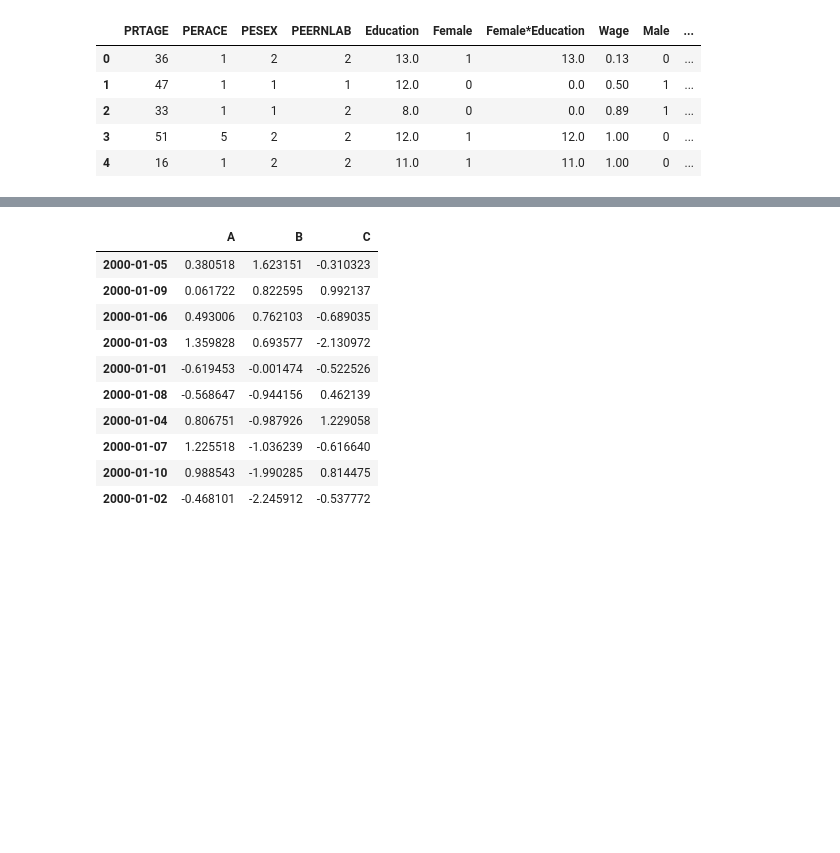
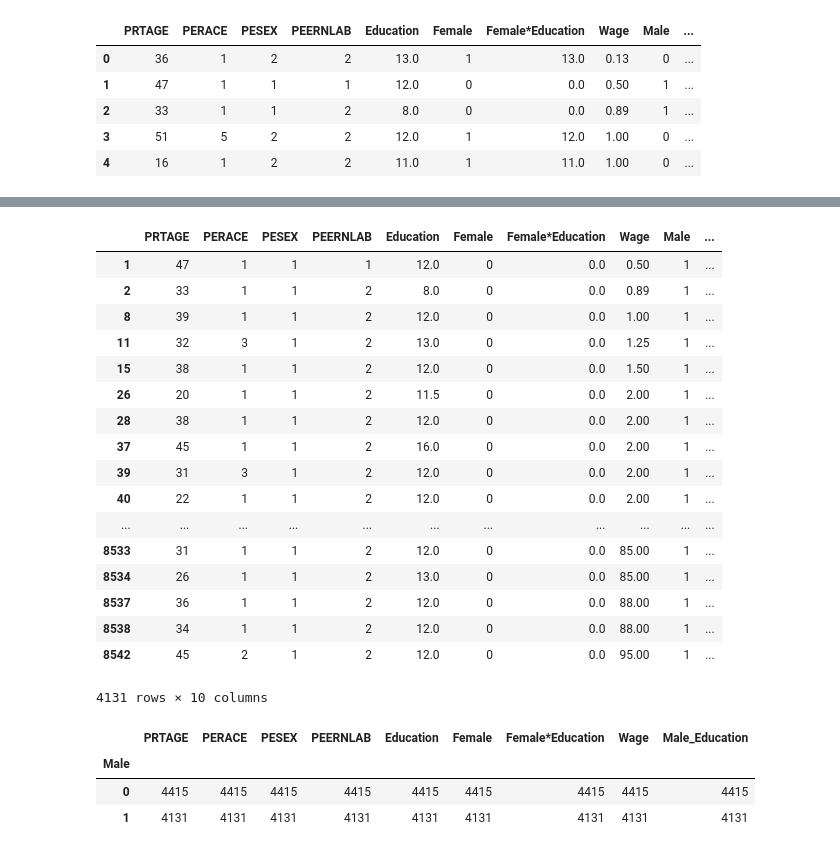
Before and after one commit to lilly-saikat/python_learning, a Jupyter notebook: Analytics Vidya - Using Panda.ipynb, the cells around one changed output, grey strips where cells are left out. Saved outputs shown, nothing was run; the diff lists cells and outputs as text; code cells hidden in the pictures; blank space fills up the shorter version.

```diff
--- a/Analytics Vidya - Using Panda.ipynb
+++ b/Analytics Vidya - Using Panda.ipynb
@@ -199,15 +243,31 @@ DF[:5].T
-# %%
-#Sorting a data
-DF.sort_values(by = ['B','C'], ascending = False)
-# %% [output]
-|  | A | B | C |
-| 2000-01-05 | 0.380518 | 1.623151 | -0.310323 |
-| 2000-01-09 | 0.061722 | 0.822595 | 0.992137 |
-| 2000-01-06 | 0.493006 | 0.762103 | -0.689035 |
-| 2000-01-03 | 1.359828 | 0.693577 | -2.130972 |
-| 2000-01-01 | -0.619453 | -0.001474 | -0.522526 |
-| 2000-01-08 | -0.568647 | -0.944156 | 0.462139 |
-| 2000-01-04 | 0.806751 | -0.987926 | 1.229058 |
-| 2000-01-07 | 1.225518 | -1.036239 | -0.616640 |
-| 2000-01-10 | 0.988543 | -1.990285 | 0.814475 |
-| 2000-01-02 | -0.468101 | -2.245912 | -0.537772 |
+# %%
+import_change3 = import_change2.query('Male == 1')
+import_change3
+# %% [output]
+|  | PRTAGE | PERACE | PESEX | PEERNLAB | Education | Female | Female*Education | Wage | Male | ... |
+| 1 | 47 | 1 | 1 | 1 | 12.0 | 0 | 0.0 | 0.50 | 1 | ... |
+| 2 | 33 | 1 | 1 | 2 | 8.0 | 0 | 0.0 | 0.89 | 1 | ... |
+| 8 | 39 | 1 | 1 | 2 | 12.0 | 0 | 0.0 | 1.00 | 1 | ... |
+| 11 | 32 | 3 | 1 | 2 | 13.0 | 0 | 0.0 | 1.25 | 1 | ... |
+| 15 | 38 | 1 | 1 | 2 | 12.0 | 0 | 0.0 | 1.50 | 1 | ... |
+| 26 | 20 | 1 | 1 | 2 | 11.5 | 0 | 0.0 | 2.00 | 1 | ... |
+| 28 | 38 | 1 | 1 | 2 | 12.0 | 0 | 0.0 | 2.00 | 1 | ... |
+| 37 | 45 | 1 | 1 | 2 | 16.0 | 0 | 0.0 | 2.00 | 1 | ... |
+| 39 | 31 | 3 | 1 | 2 | 12.0 | 0 | 0.0 | 2.00 | 1 | ... |
+| 40 | 22 | 1 | 1 | 2 | 12.0 | 0 | 0.0 | 2.00 | 1 | ... |
+| ... | ... | ... | ... | ... | ... | ... | ... | ... | ... | ... |
+| 8533 | 31 | 1 | 1 | 2 | 12.0 | 0 | 0.0 | 85.00 | 1 | ... |
+| 8534 | 26 | 1 | 1 | 2 | 13.0 | 0 | 0.0 | 85.00 | 1 | ... |
+| 8537 | 36 | 1 | 1 | 2 | 12.0 | 0 | 0.0 | 88.00 | 1 | ... |
+| 8538 | 34 | 1 | 1 | 2 | 12.0 | 0 | 0.0 | 88.00 | 1 | ... |
+| 8542 | 45 | 2 | 1 | 2 | 12.0 | 0 | 0.0 | 95.00 | 1 | ... |
+4131 rows × 10 columns
+# %%
+#Create summary or group by statement
+group_count = import_change2.groupby(['Male']).count()
+group_count
+# %% [output]
+|  | PRTAGE | PERACE | PESEX | PEERNLAB | Education | Female | Female*Education | Wage | Male_Education |
+| Male |  |  |  |  |  |  |  |  |  |
+| 0 | 4415 | 4415 | 4415 | 4415 | 4415 | 4415 | 4415 | 4415 | 4415 |
+| 1 | 4131 | 4131 | 4131 | 4131 | 4131 | 4131 | 4131 | 4131 | 4131 |
```
Also changed, not shown: parts of 35 cells of this notebook.
